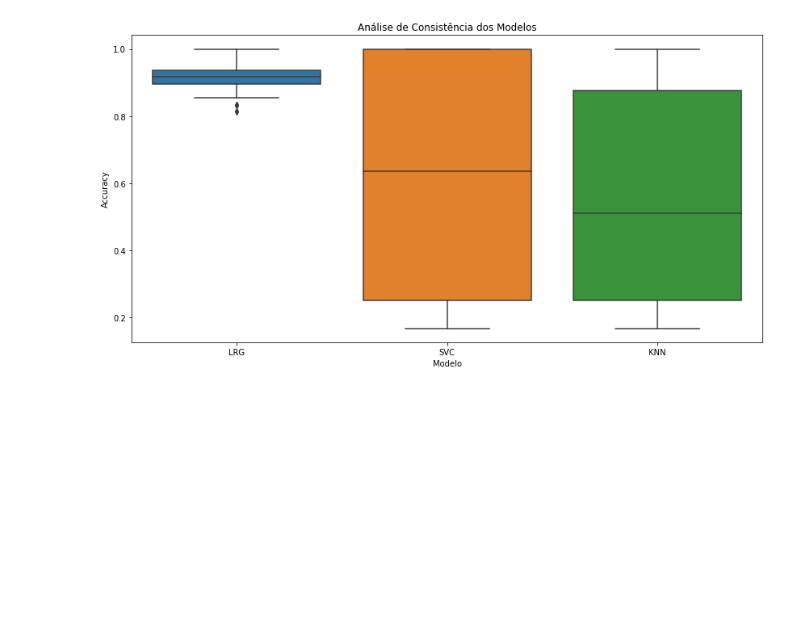
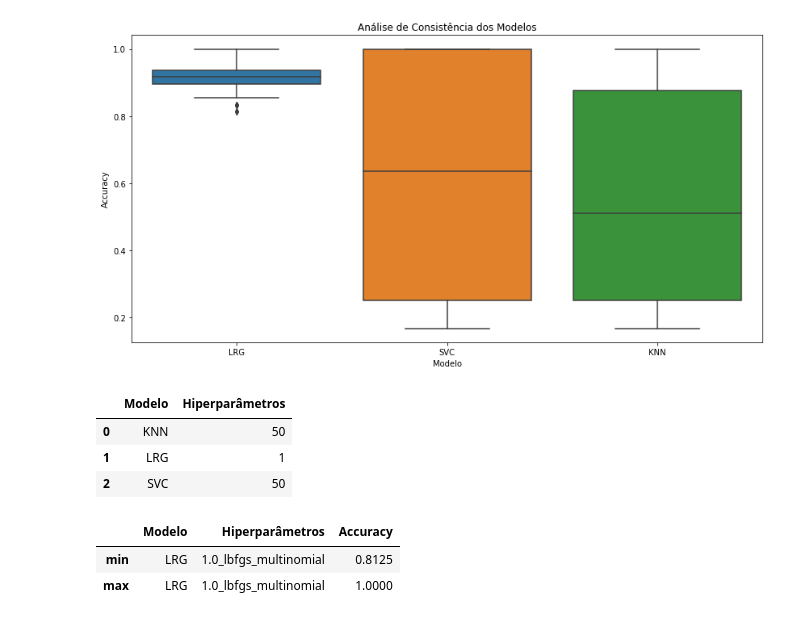
Before and after one commit to fefilizzola/HIML_TrabalhoFinal, a Jupyter notebook: trabalho_final_fcmf.ipynb, the cells around one changed output. Drawn from its saved outputs; the diff is of its cells as text; code cells hidden in the pictures; blank space fills up the shorter version.

```diff
--- a/trabalho_final_fcmf.ipynb
+++ b/trabalho_final_fcmf.ipynb
@@ -245,6 +242,19 @@ sns.boxplot(data = df_modelos,x='Modelo',y='Accuracy').set_title("Análise de Co
 # %% [output]
 Text(0.5, 1.0, 'Análise de Consistência dos Modelos')
 [figure]
+# %%
+df_modelos.groupby('Modelo')['Hiperparâmetros'].nunique().reset_index()
+# %% [output]
+|  | Modelo | Hiperparâmetros |
+| 0 | KNN | 50 |
+| 1 | LRG | 1 |
+| 2 | SVC | 50 |
+# %%
+df_modelos[df_modelos['Modelo']=='LRG'].agg([min,max])
+# %% [output]
+|  | Modelo | Hiperparâmetros | Accuracy |
+| min | LRG | 1.0_lbfgs_multinomial | 0.8125 |
+| max | LRG | 1.0_lbfgs_multinomial | 1.0000 |
 # %%
 plt.figure(figsize=(30, 5), dpi=80)
 plt.subplot(131)
```
Also changed, not shown: parts of 1 cell of this notebook.
